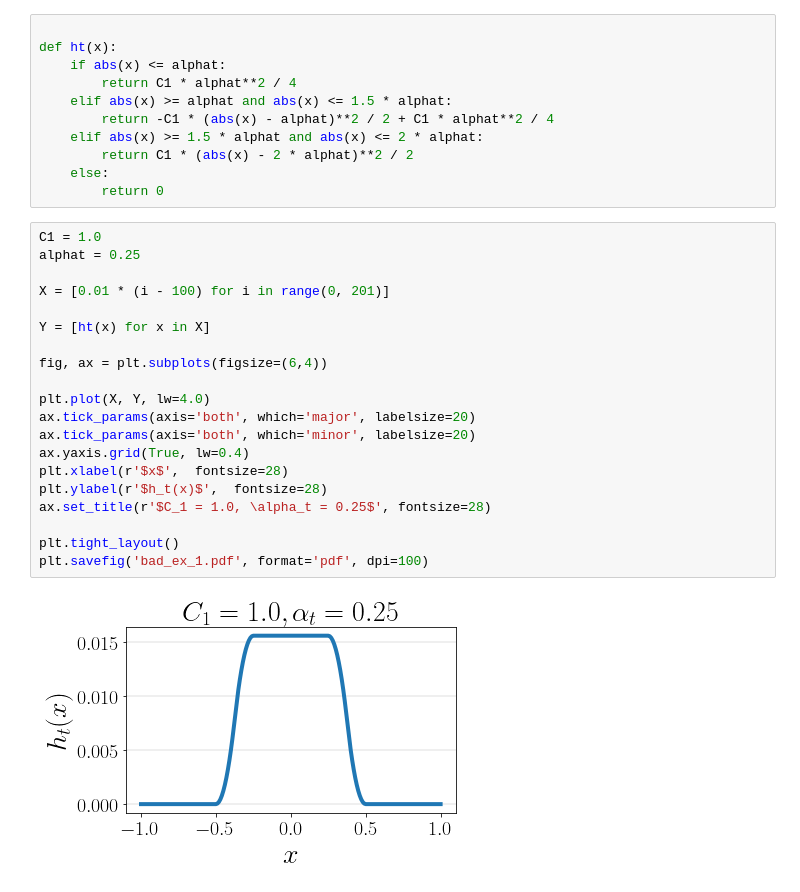
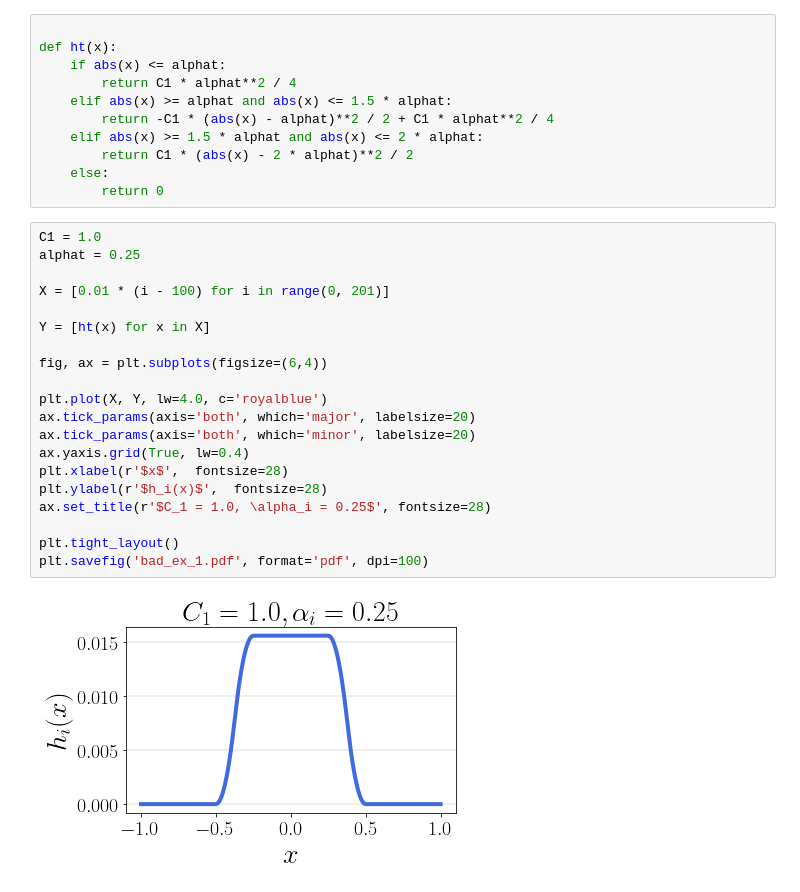
Before and after one commit to VirtuosoResearch/Noise-stability-optimization, a Jupyter notebook: notebooks/lower-bound-example.ipynb, the cells around one changed output. Drawn from its saved outputs; the diff is of its cells as text.

```diff
--- a/notebooks/lower-bound-example.ipynb
+++ b/notebooks/lower-bound-example.ipynb
@@ -24,25 +24,25 @@ def ht(x):
 # %%
 C1 = 1.0
 alphat = 0.25
 
 X = [0.01 * (i - 100) for i in range(0, 201)]
 
 Y = [ht(x) for x in X]
 
 fig, ax = plt.subplots(figsize=(6,4))
 
-plt.plot(X, Y, lw=4.0)
+plt.plot(X, Y, lw=4.0, c='royalblue')
 ax.tick_params(axis='both', which='major', labelsize=20)
 ax.tick_params(axis='both', which='minor', labelsize=20)
 ax.yaxis.grid(True, lw=0.4)
 plt.xlabel(r'$x$',  fontsize=28)
-plt.ylabel(r'$h_t(x)$',  fontsize=28)
-ax.set_title(r'$C_1 = 1.0, \alpha_t = 0.25$', fontsize=28)
+plt.ylabel(r'$h_i(x)$',  fontsize=28)
+ax.set_title(r'$C_1 = 1.0, \alpha_i = 0.25$', fontsize=28)
 
 plt.tight_layout()
 plt.savefig('bad_ex_1.pdf', format='pdf', dpi=100)
 # %% [output]
-[figure, old version]
+[figure, new version]
 # %%
 C1 = 1.0
 alphat = 0.5
```
Also changed, not shown: parts of 2 cells of this notebook, 7 other files.
